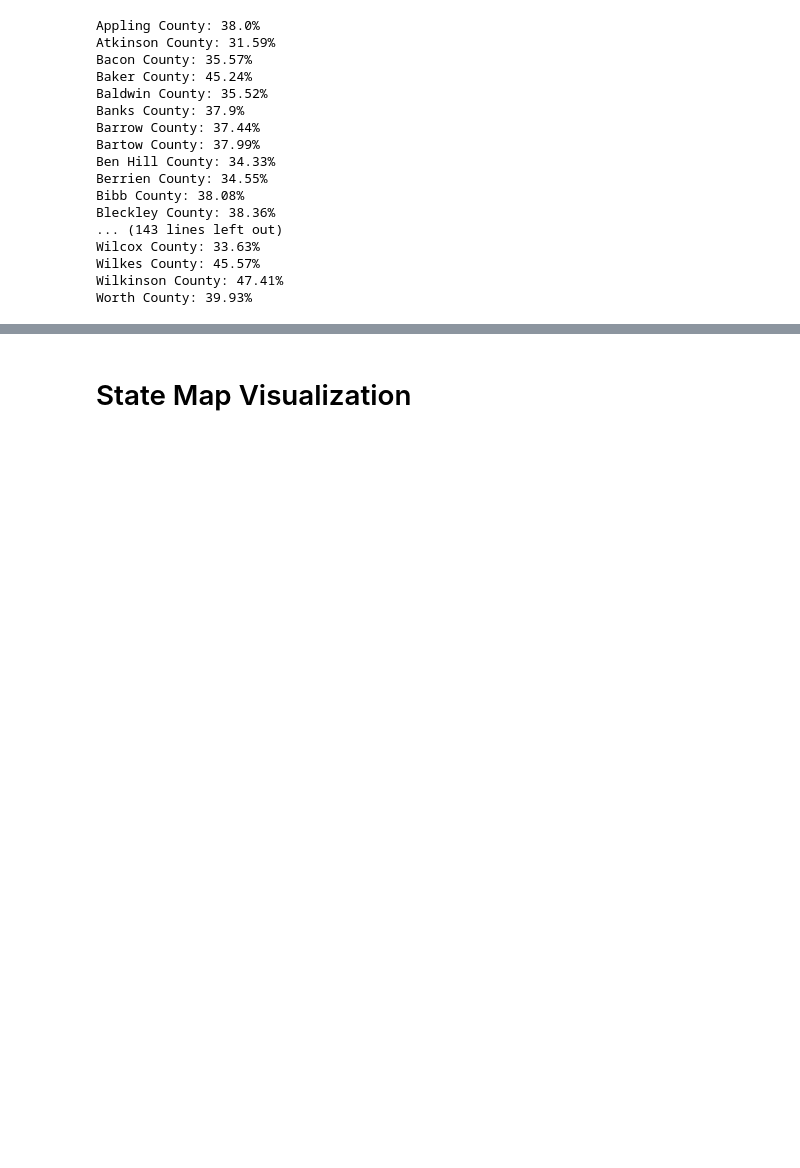
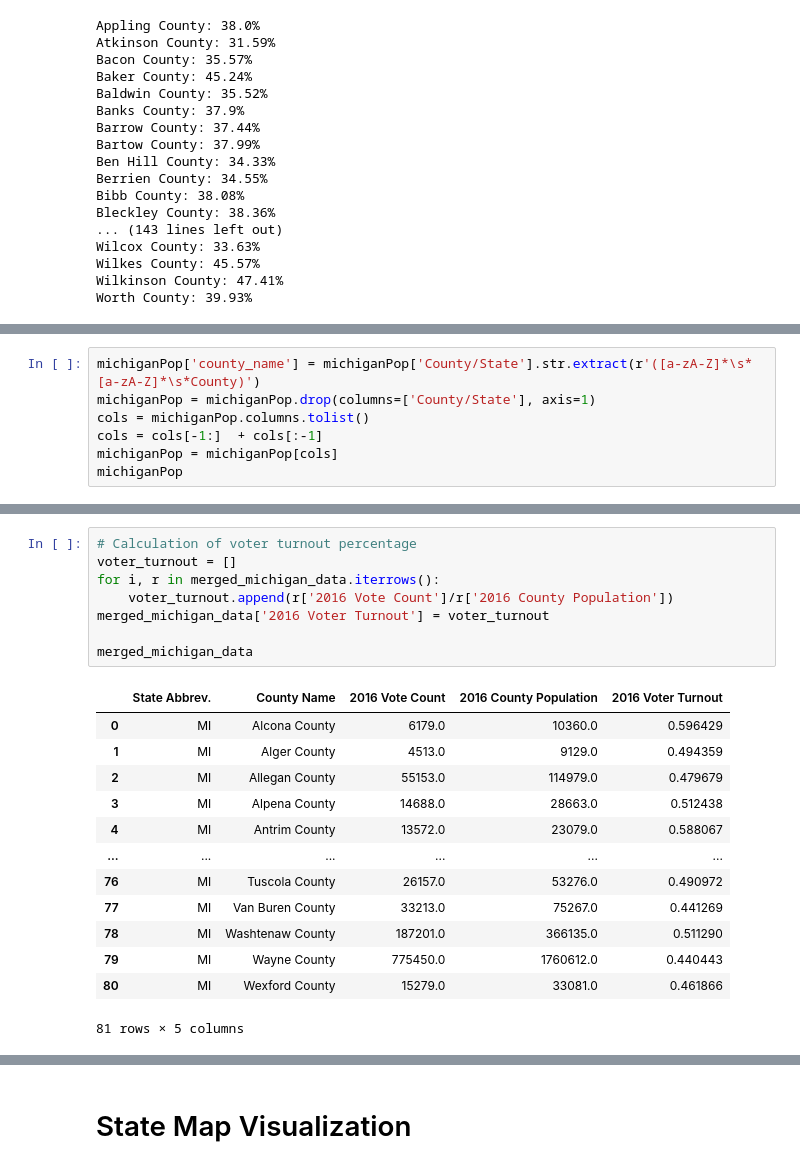
Before and after one commit to BrandonKim2000/BrandonKim2000.github.io, a Jupyter notebook: election2016/2016_Election_Analysis.ipynb, the cells around one changed output, grey strips where cells are left out. Drawn from its saved outputs; the diff is of its cells as text; blank space fills up the shorter version.

```diff
--- a/election2016/2016_Election_Analysis.ipynb
+++ b/election2016/2016_Election_Analysis.ipynb
@@ -880,0 +883,7 @@ Worth County: 39.93%
+# %%
+michiganPop['county_name'] = michiganPop['County/State'].str.extract(r'([a-zA-Z]*\s*[a-zA-Z]*\s*County)')
+michiganPop = michiganPop.drop(columns=['County/State'], axis=1)
+cols = michiganPop.columns.tolist()
+cols = cols[-1:]  + cols[:-1]
+michiganPop = michiganPop[cols]
+michiganPop
@@ -880,0 +930,22 @@ Worth County: 39.93%
+# %%
+# Calculation of voter turnout percentage
+voter_turnout = []
+for i, r in merged_michigan_data.iterrows():
+    voter_turnout.append(r['2016 Vote Count']/r['2016 County Population'])
+merged_michigan_data['2016 Voter Turnout'] = voter_turnout
+
+merged_michigan_data
+# %% [output]
+|  | State Abbrev. | County Name | 2016 Vote Count | 2016 County Population | 2016 Voter Turnout |
+| 0 | MI | Alcona County | 6179.0 | 10360.0 | 0.596429 |
+| 1 | MI | Alger County | 4513.0 | 9129.0 | 0.494359 |
+| 2 | MI | Allegan County | 55153.0 | 114979.0 | 0.479679 |
+| 3 | MI | Alpena County | 14688.0 | 28663.0 | 0.512438 |
+| 4 | MI | Antrim County | 13572.0 | 23079.0 | 0.588067 |
+| ... | ... | ... | ... | ... | ... |
+| 76 | MI | Tuscola County | 26157.0 | 53276.0 | 0.490972 |
+| 77 | MI | Van Buren County | 33213.0 | 75267.0 | 0.441269 |
+| 78 | MI | Washtenaw County | 187201.0 | 366135.0 | 0.511290 |
+| 79 | MI | Wayne County | 775450.0 | 1760612.0 | 0.440443 |
+| 80 | MI | Wexford County | 15279.0 | 33081.0 | 0.461866 |
+81 rows × 5 columns
```
Also changed, not shown: parts of 14 cells of this notebook.
